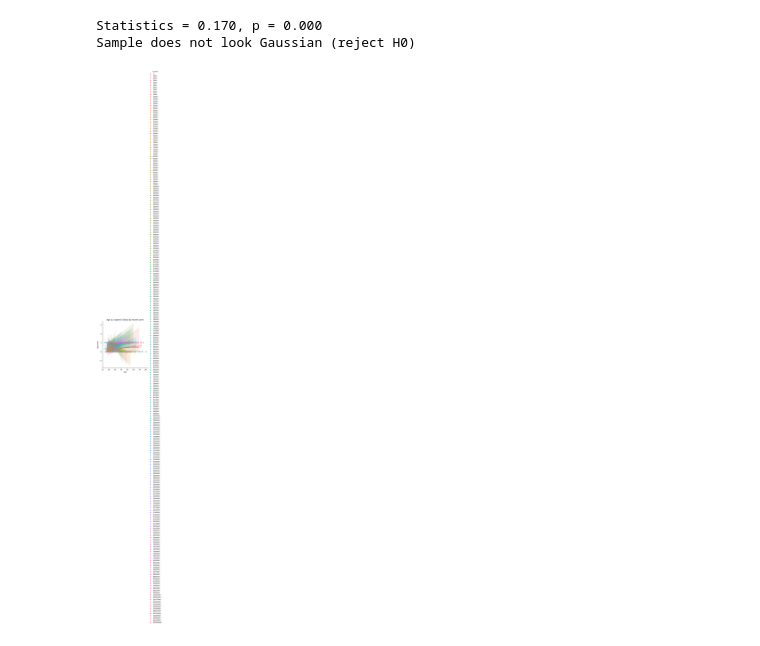
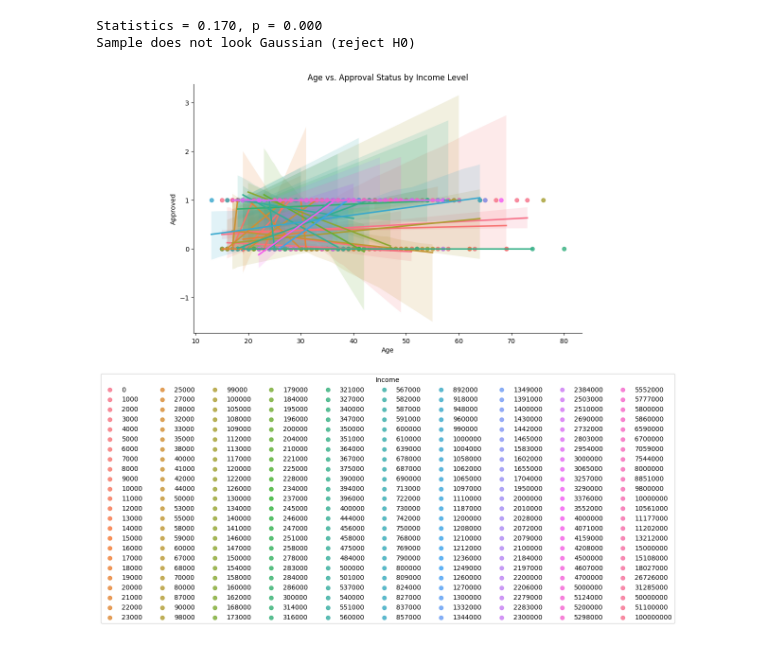
Before and after one commit to dtrejo21/stats-final-project, a Jupyter notebook: FinalProject.ipynb, the cells around one changed output. Drawn from its saved outputs; the diff is of its cells as text; code cells hidden in the pictures.

Commit message:
fixed legend for age vs approv by income

```diff
--- a/FinalProject.ipynb
+++ b/FinalProject.ipynb
@@ -231,11 +293,12 @@ Statistics = 0.170, p = 0.000
 Sample does not look Gaussian (reject H0)
 # %%
 # Interaction term between 'Age' and 'Income'
-cleanData['Age_Income'] = cleanData['Age'] * cleanData['Income']
+lm = sns.lmplot(x='Age', y='Approved', data=cleanData, hue='Income', height=6, aspect=1.5, legend=False)
+plt.title('Age vs. Approval Status by Income Level')
+ax = plt.gca()
+fig = plt.gcf()
+ax.legend(loc='upper center', bbox_to_anchor=(0.5, -0.15), ncol=10, title='Income')
 
-# Visualize
-sns.lmplot(x='Age', y='Approved', data=cleanData, hue='Income')
-plt.title('Age vs. Approval Status by Income Level')
 plt.show()
 # %% [output]
-[figure, old version]
+[figure, new version]
```
Also changed, not shown: parts of 18 cells of this notebook.
